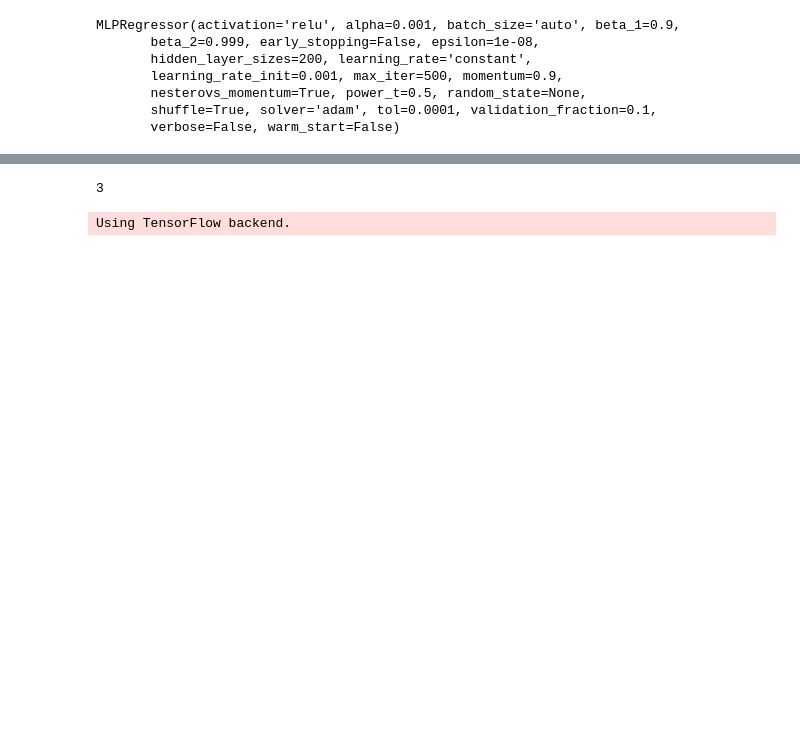
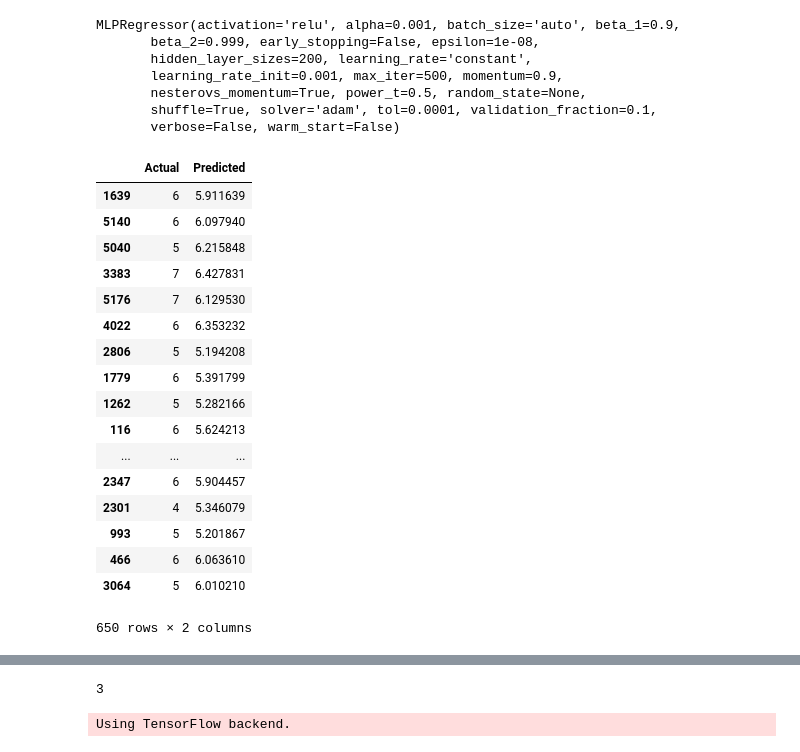
Before and after one commit to RajanPatel97/Predicting-Wine-Quality-by-Analysing-Physiochemical-Attributes, a Jupyter notebook: combinedneural.ipynb, the cells around one changed output, grey strips where cells are left out. Drawn from its saved outputs; the diff is of its cells as text; code cells hidden in the pictures; blank space fills up the shorter version.

```diff
--- a/combinedneural.ipynb
+++ b/combinedneural.ipynb
@@ -53,6 +53,27 @@ MLPRegressor(activation='relu', alpha=0.001, batch_size='auto', beta_1=0.9,
        verbose=False, warm_start=False)
 # %%
 y_pred = mlpregressor.predict(X_test_scaled)
+df = pd.DataFrame({'Actual': y_test, 'Predicted': y_pred})
+df
+# %% [output]
+|  | Actual | Predicted |
+| 1639 | 6 | 5.911639 |
+| 5140 | 6 | 6.097940 |
+| 5040 | 5 | 6.215848 |
+| 3383 | 7 | 6.427831 |
+| 5176 | 7 | 6.129530 |
+| 4022 | 6 | 6.353232 |
+| 2806 | 5 | 5.194208 |
+| 1779 | 6 | 5.391799 |
+| 1262 | 5 | 5.282166 |
+| 116 | 6 | 5.624213 |
+| ... | ... | ... |
+| 2347 | 6 | 5.904457 |
+| 2301 | 4 | 5.346079 |
+| 993 | 5 | 5.201867 |
+| 466 | 6 | 6.063610 |
+| 3064 | 5 | 6.010210 |
+650 rows × 2 columns
 # %%
 from sklearn import metrics
 print('Mean Absolute Error:', metrics.mean_absolute_error(y_test, y_pred))
```
Also changed, not shown: parts of 6 cells of this notebook, 2 other files.
